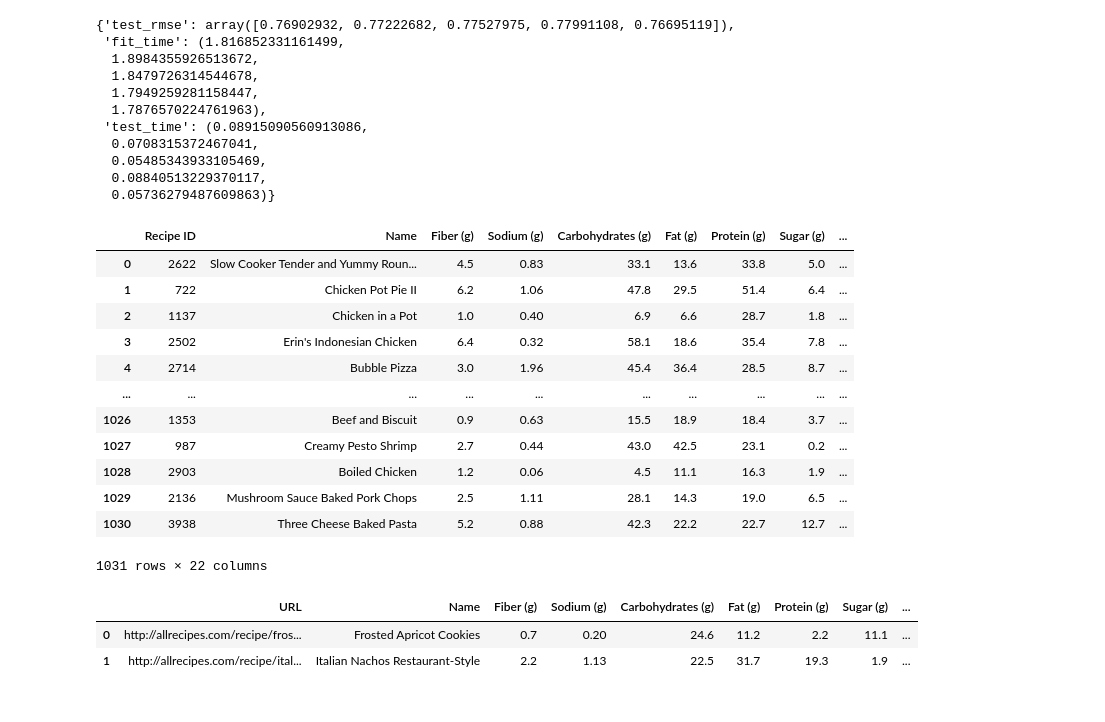
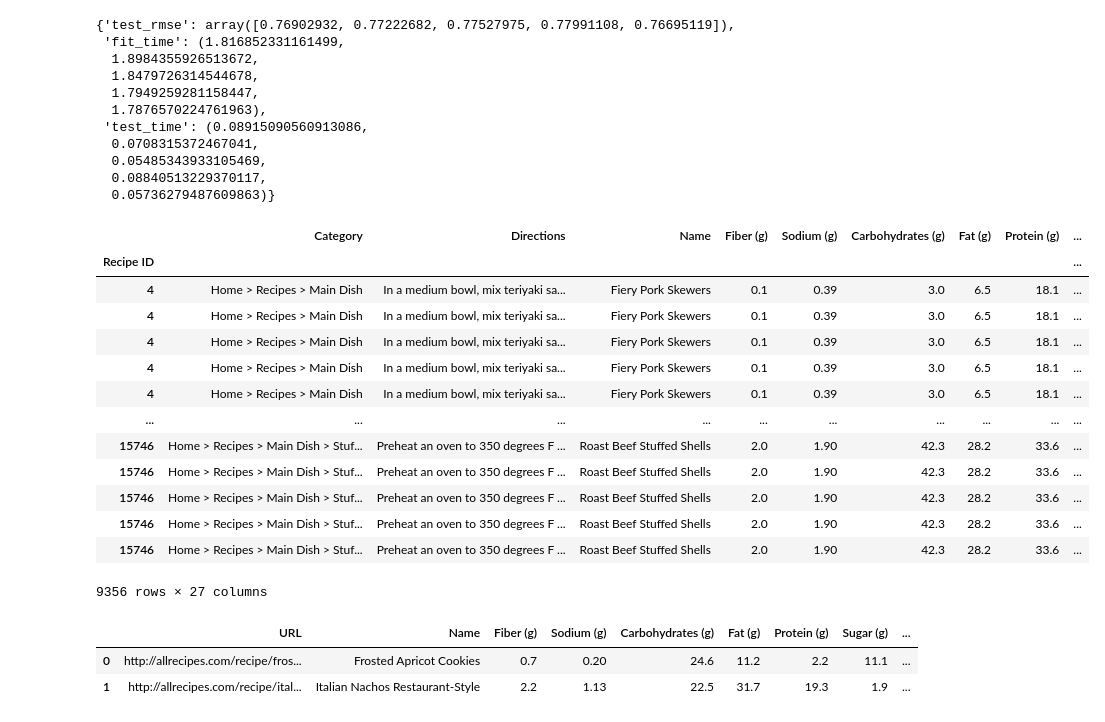
Before and after one commit to MartinJohannessen/Food-Recommender, a Jupyter notebook: notebooks/nextRecSys.ipynb, the cells around one changed output. Cells and saved outputs as stored; diff of their text form; code cells hidden in the pictures.

```diff
--- a/notebooks/nextRecSys.ipynb
+++ b/notebooks/nextRecSys.ipynb
@@ -157,22 +157,25 @@ def healthiness(itemsDataframe):
 # %%
 healthiness(BMJ_data_all__b_new)
 healthiness(item_profiles2)
-# %%
-item_profiles2
-# %% [output]
-|  | Recipe ID | Name | Fiber (g) | Sodium (g) | Carbohydrates (g) | Fat (g) | Protein (g) | Sugar (g) | ... |
-| 0 | 2622 | Slow Cooker Tender and Yummy Roun... | 4.5 | 0.83 | 33.1 | 13.6 | 33.8 | 5.0 | ... |
-| 1 | 722 | Chicken Pot Pie II | 6.2 | 1.06 | 47.8 | 29.5 | 51.4 | 6.4 | ... |
-| 2 | 1137 | Chicken in a Pot | 1.0 | 0.40 | 6.9 | 6.6 | 28.7 | 1.8 | ... |
-| 3 | 2502 | Erin's Indonesian Chicken | 6.4 | 0.32 | 58.1 | 18.6 | 35.4 | 7.8 | ... |
-| 4 | 2714 | Bubble Pizza | 3.0 | 1.96 | 45.4 | 36.4 | 28.5 | 8.7 | ... |
-| ... | ... | ... | ... | ... | ... | ... | ... | ... | ... |
-| 1026 | 1353 | Beef and Biscuit | 0.9 | 0.63 | 15.5 | 18.9 | 18.4 | 3.7 | ... |
-| 1027 | 987 | Creamy Pesto Shrimp | 2.7 | 0.44 | 43.0 | 42.5 | 23.1 | 0.2 | ... |
-| 1028 | 2903 | Boiled Chicken | 1.2 | 0.06 | 4.5 | 11.1 | 16.3 | 1.9 | ... |
-| 1029 | 2136 | Mushroom Sauce Baked Pork Chops | 2.5 | 1.11 | 28.1 | 14.3 | 19.0 | 6.5 | ... |
-| 1030 | 3938 | Three Cheese Baked Pasta | 5.2 | 0.88 | 42.3 | 22.2 | 22.7 | 12.7 | ... |
-1031 rows × 22 columns
+# %%
+item_profiles = item_profiles1.set_index('Recipe ID').join(item_profiles2.set_index('Recipe ID')).join(item_profiles3.set_index('Recipe ID'))
+# %%
+item_profiles
+# %% [output]
+|  | Category | Directions | Name | Fiber (g) | Sodium (g) | Carbohydrates (g) | Fat (g) | Protein (g) | ... |
+| Recipe ID |  |  |  |  |  |  |  |  | ... |
+| 4 | Home > Recipes > Main Dish | In a medium bowl, mix teriyaki sa... | Fiery Pork Skewers | 0.1 | 0.39 | 3.0 | 6.5 | 18.1 | ... |
+| 4 | Home > Recipes > Main Dish | In a medium bowl, mix teriyaki sa... | Fiery Pork Skewers | 0.1 | 0.39 | 3.0 | 6.5 | 18.1 | ... |
+| 4 | Home > Recipes > Main Dish | In a medium bowl, mix teriyaki sa... | Fiery Pork Skewers | 0.1 | 0.39 | 3.0 | 6.5 | 18.1 | ... |
+| 4 | Home > Recipes > Main Dish | In a medium bowl, mix teriyaki sa... | Fiery Pork Skewers | 0.1 | 0.39 | 3.0 | 6.5 | 18.1 | ... |
+| 4 | Home > Recipes > Main Dish | In a medium bowl, mix teriyaki sa... | Fiery Pork Skewers | 0.1 | 0.39 | 3.0 | 6.5 | 18.1 | ... |
+| ... | ... | ... | ... | ... | ... | ... | ... | ... | ... |
+| 15746 | Home > Recipes > Main Dish > Stuf... | Preheat an oven to 350 degrees F ... | Roast Beef Stuffed Shells | 2.0 | 1.90 | 42.3 | 28.2 | 33.6 | ... |
+| 15746 | Home > Recipes > Main Dish > Stuf... | Preheat an oven to 350 degrees F ... | Roast Beef Stuffed Shells | 2.0 | 1.90 | 42.3 | 28.2 | 33.6 | ... |
+| 15746 | Home > Recipes > Main Dish > Stuf... | Preheat an oven to 350 degrees F ... | Roast Beef Stuffed Shells | 2.0 | 1.90 | 42.3 | 28.2 | 33.6 | ... |
+| 15746 | Home > Recipes > Main Dish > Stuf... | Preheat an oven to 350 degrees F ... | Roast Beef Stuffed Shells | 2.0 | 1.90 | 42.3 | 28.2 | 33.6 | ... |
+| 15746 | Home > Recipes > Main Dish > Stuf... | Preheat an oven to 350 degrees F ... | Roast Beef Stuffed Shells | 2.0 | 1.90 | 42.3 | 28.2 | 33.6 | ... |
+9356 rows × 27 columns
 # %%
 merged = pd.concat([BMJ_data_all__b_new, item_profiles2])
 merged.head(2)
```
Also changed, not shown: parts of 2 cells of this notebook.
